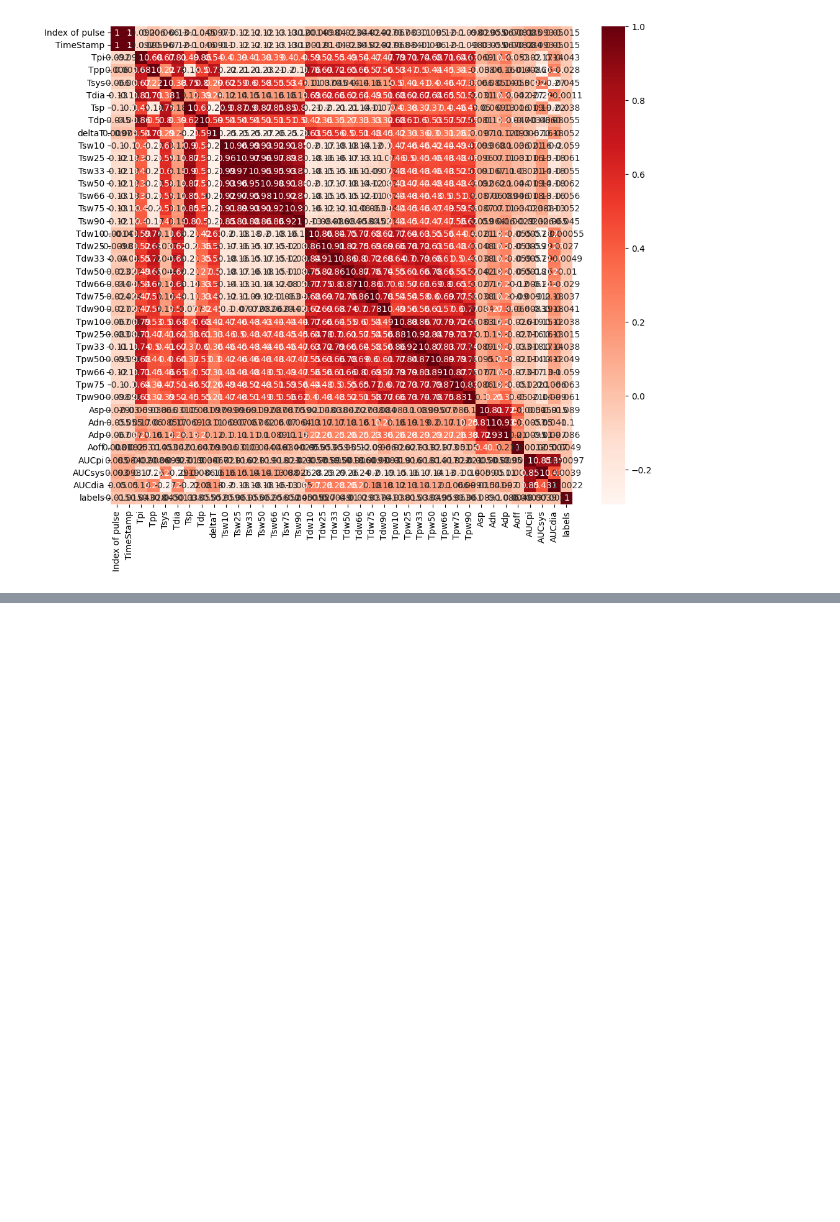
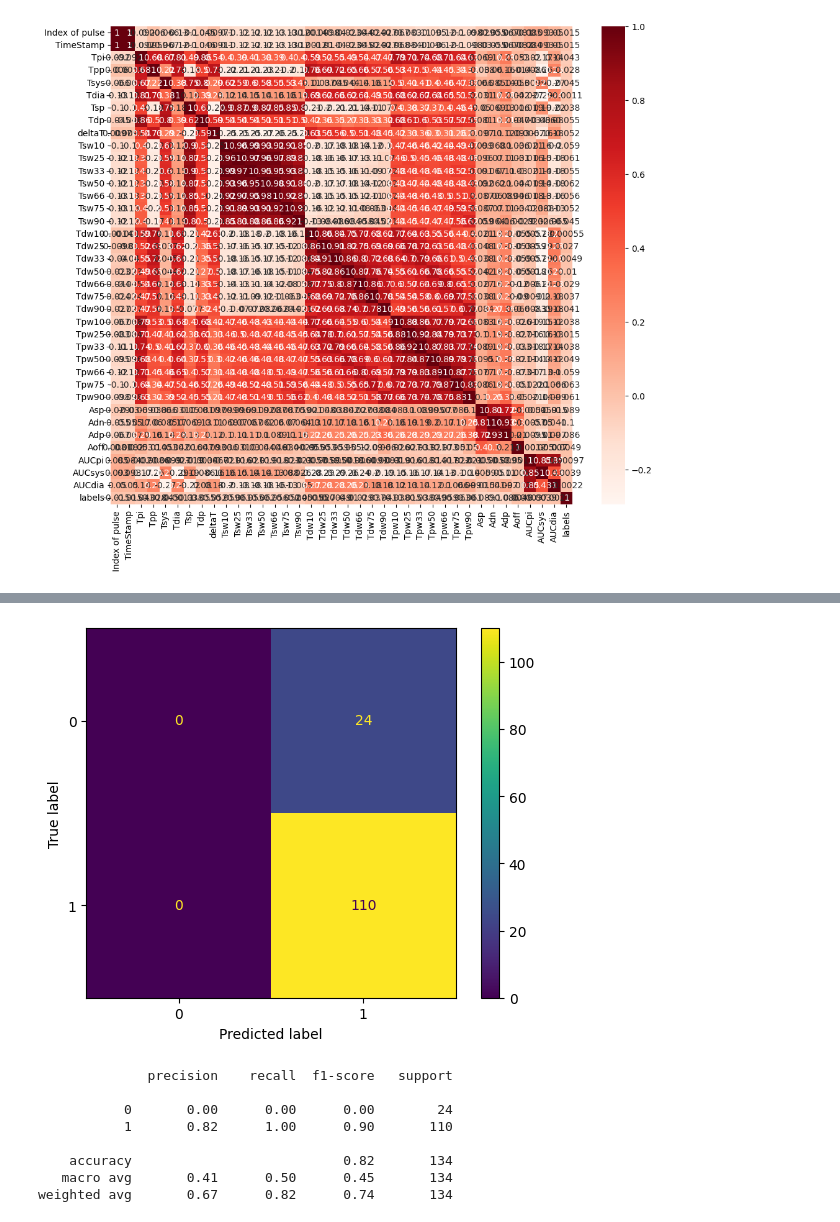
Before and after one commit to FrancescoLeni/AI_PPG, a Jupyter notebook: correlation_analysis_attempy.ipynb, the cells around one changed output, grey strips where cells are left out. Cells and saved outputs as stored; diff of their text form; code cells hidden in the pictures; blank space fills up the shorter version.

```diff
--- a/correlation_analysis_attempy.ipynb
+++ b/correlation_analysis_attempy.ipynb
@@ -165,0 +301,25 @@ KeyError: ('Tpi', 'Tpp', 'Tsys', 'Tdia', 'Tsp', 'Tdp')
+# %%
+from sklearn.preprocessing import StandardScaler
+
+train_features_zscore = train_split
+validation_features_zscore = test_split
+
+transformer = StandardScaler().fit(train_features_zscore)
+train_features_zscore = transformer.transform(train_features_zscore)
+train_features_zscore = pd.DataFrame(data=train_features_zscore)
+
+# adapt validation set
+validation_features_zscore = transformer.transform(validation_features_zscore)
+validation_features_zscore = pd.DataFrame(data=validation_features_zscore)
+# %%
+testModel(train_features_zscore, train_labels, validation_features_zscore, test_labels)
+# %% [output]
+[figure, added]
+              precision    recall  f1-score   support
+
+           0       0.00      0.00      0.00        24
+           1       0.82      1.00      0.90       110
+
+    accuracy                           0.82       134
+   macro avg       0.41      0.50      0.45       134
+weighted avg       0.67      0.82      0.74       134
```
Also changed, not shown: parts of 13 cells of this notebook, 1 other file.
